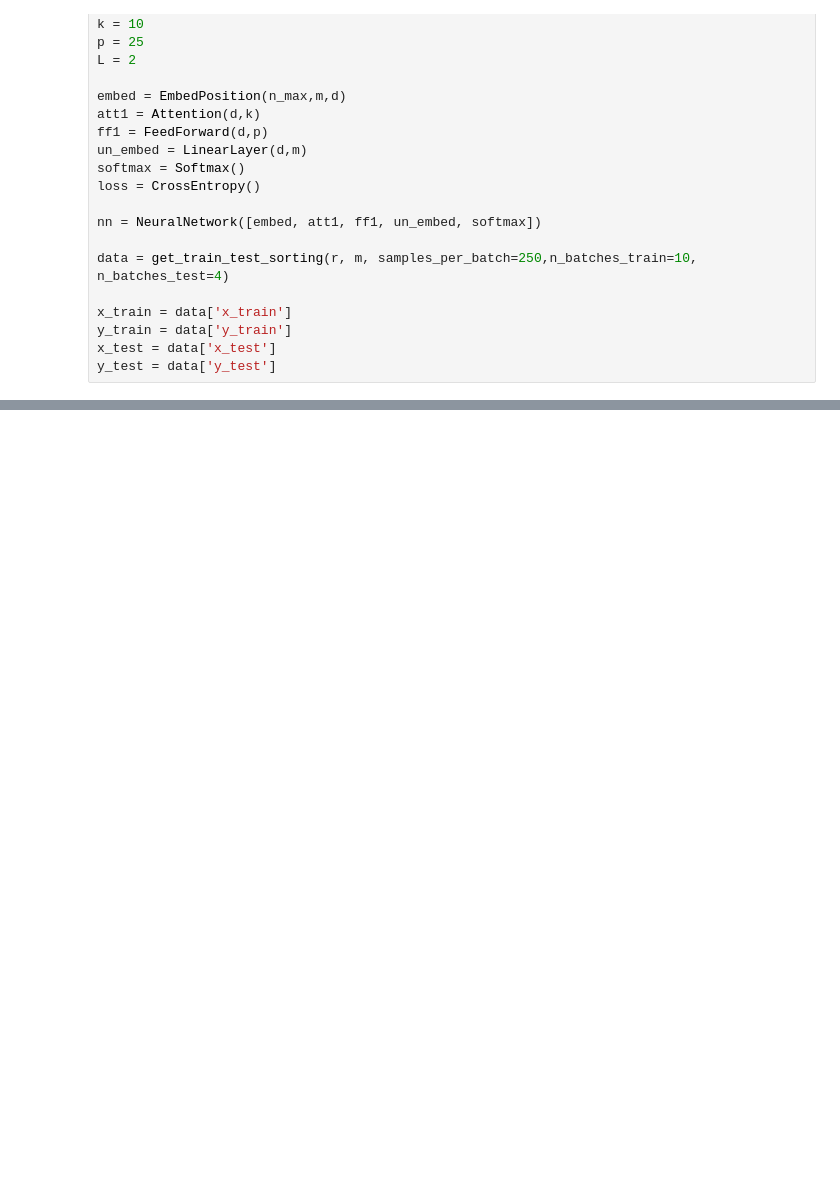
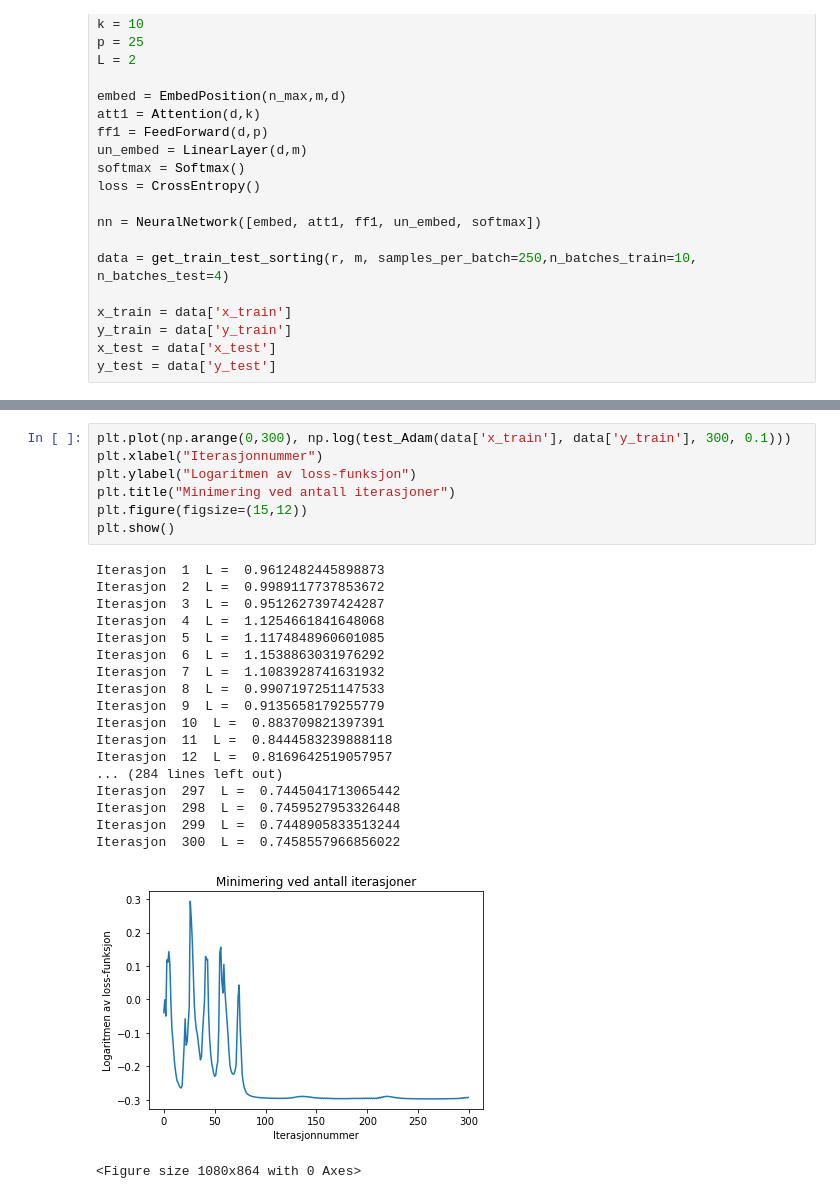
Before and after one commit to Namreh/TMA4320-Prosjekt-2, a Jupyter notebook: Prosjekt.ipynb, the cells around one changed output, grey strips where cells are left out. Drawn from its saved outputs; the diff is of its cells as text; blank space fills up the shorter version.

```diff
--- a/Prosjekt.ipynb
+++ b/Prosjekt.ipynb
@@ -237,0 +240,27 @@ Prosentvis riktige predikasjoner: 2.4 %
+# %%
+plt.plot(np.arange(0,300), np.log(test_Adam(data['x_train'], data['y_train'], 300, 0.1)))
+plt.xlabel("Iterasjonnummer")
+plt.ylabel("Logaritmen av loss-funksjon")
+plt.title("Minimering ved antall iterasjoner")
+plt.figure(figsize=(15,12))
+plt.show()
+# %% [output]
+Iterasjon  1  L =  0.9612482445898873
+Iterasjon  2  L =  0.9989117737853672
+Iterasjon  3  L =  0.9512627397424287
+Iterasjon  4  L =  1.1254661841648068
+Iterasjon  5  L =  1.1174848960601085
+Iterasjon  6  L =  1.1538863031976292
+Iterasjon  7  L =  1.1083928741631932
+Iterasjon  8  L =  0.9907197251147533
+Iterasjon  9  L =  0.9135658179255779
+Iterasjon  10  L =  0.883709821397391
+Iterasjon  11  L =  0.8444583239888118
+Iterasjon  12  L =  0.8169642519057957
+... (284 lines left out)
+Iterasjon  297  L =  0.7445041713065442
+Iterasjon  298  L =  0.7459527953326448
+Iterasjon  299  L =  0.7448905833513244
+Iterasjon  300  L =  0.7458557966856022
+[figure, added]
+<Figure size 1080x864 with 0 Axes>
```
Also changed, not shown: parts of 7 cells of this notebook.
